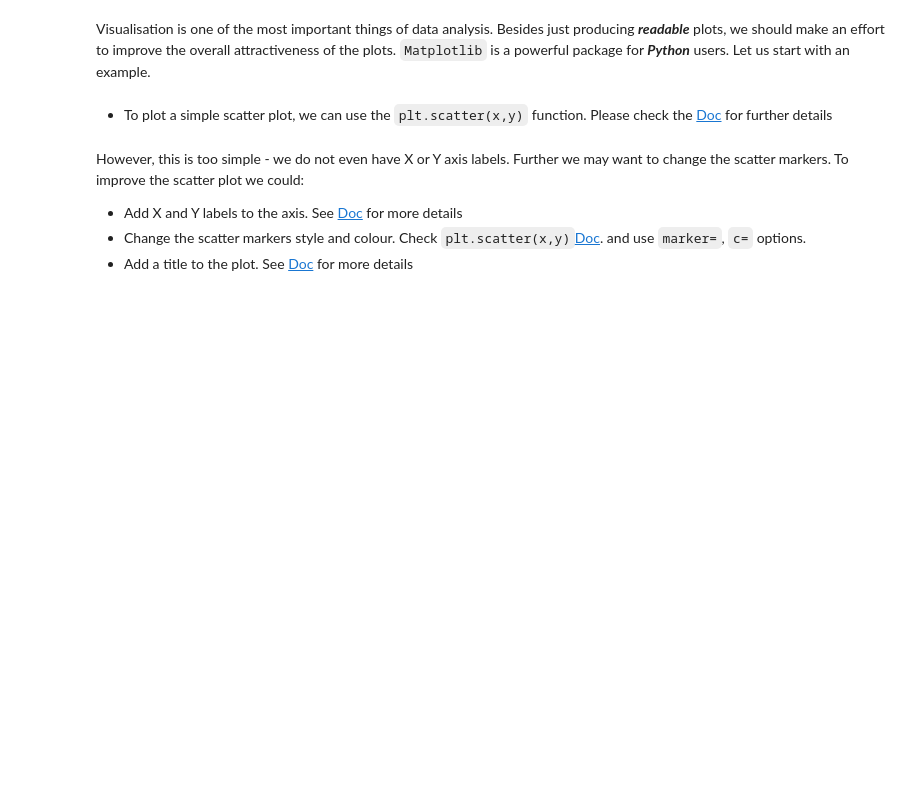
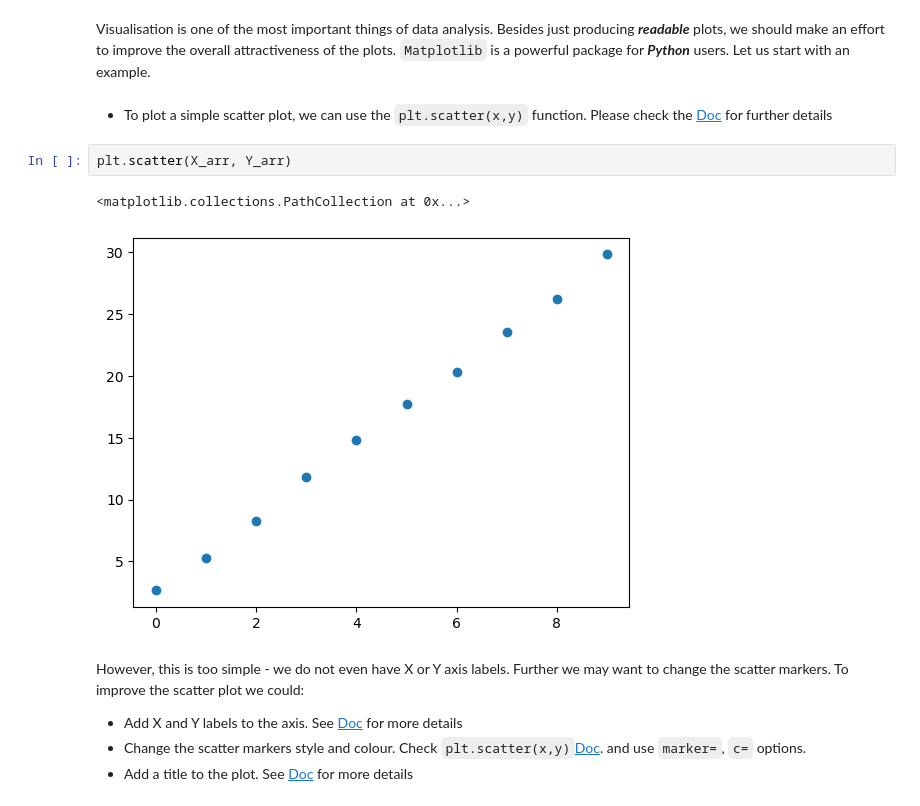
Before and after one commit to legacy-shu/Anaconda-Python-3-, a Jupyter notebook: python/week03/lab/MatplotlibandSeaborn(1).ipynb, the cells around one changed output. Cells and saved outputs as stored; diff of their text form; blank space fills up the shorter version.

```diff
--- a/python/week03/lab/MatplotlibandSeaborn(1).ipynb
+++ b/python/week03/lab/MatplotlibandSeaborn(1).ipynb
@@ -28,6 +32,11 @@ print(Y_arr)
 Visualisation is one of the most important things of data analysis. Besides just producing ___readable___ plots, we should make an effort to improve the overall attractiveness of the plots. `Matplotlib` is a powerful package for ___Python___ users. Let us start with an example.
 # %% [markdown]
 * To plot a simple scatter plot, we can use the `plt.scatter(x,y)` function. Please check the [Doc](https://matplotlib.org/stable/api/_as_gen/matplotlib.pyplot.scatter.html) for further details
+# %%
+plt.scatter(X_arr, Y_arr)
+# %% [output]
+<matplotlib.collections.PathCollection at 0x...>
+[figure, added]
 # %% [markdown]
 However, this is too simple - we do not even have X or Y axis labels. Further we may want to change the scatter markers. To improve the scatter plot we could:
 
```
Also changed, not shown: parts of 9 cells of this notebook, 1 other file.
